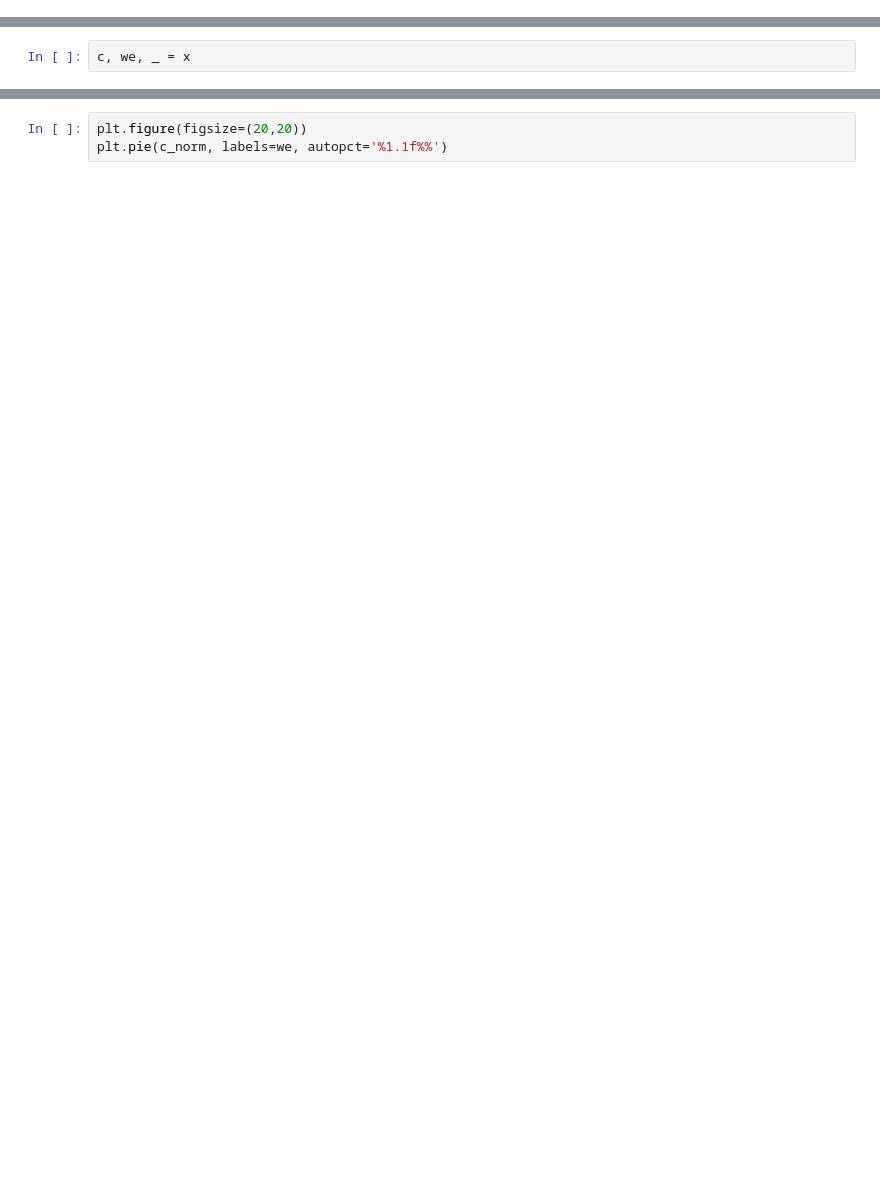
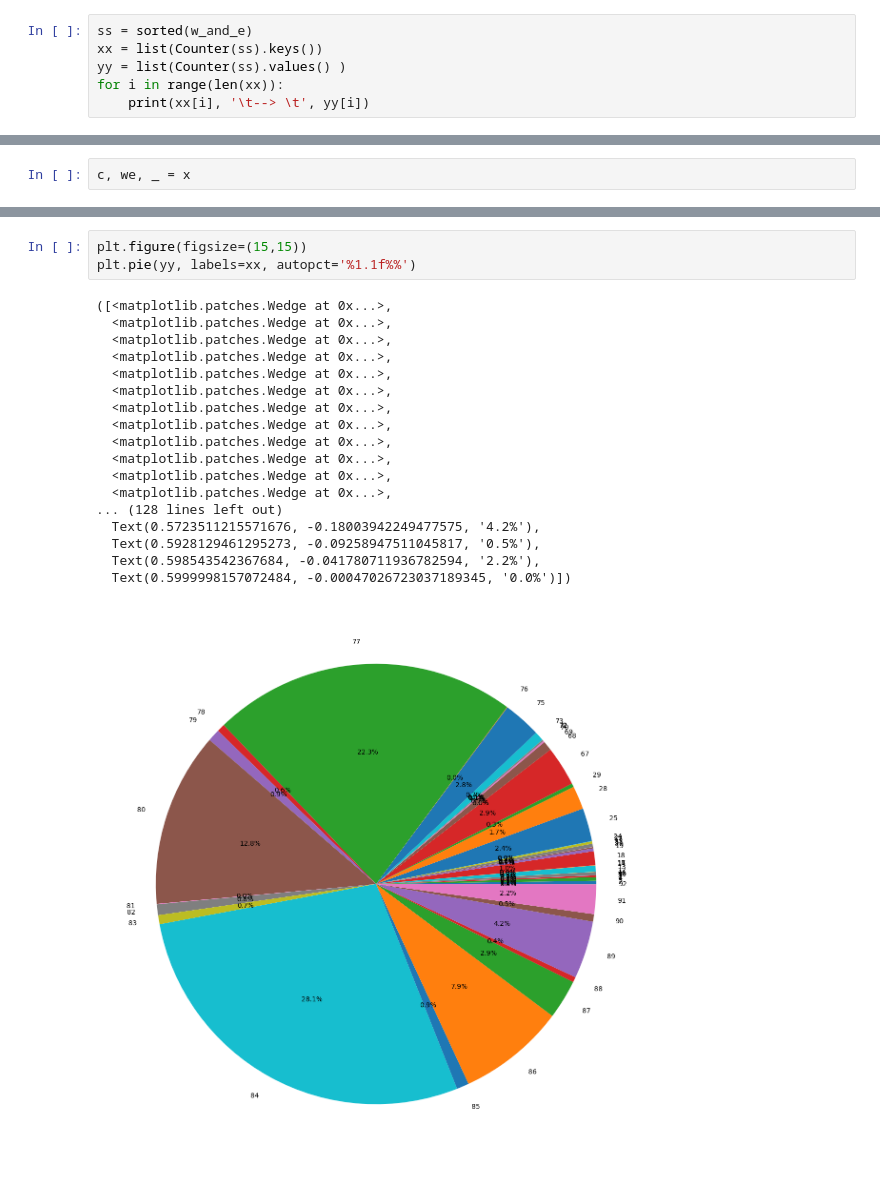
Before and after one commit to STetsing/slither-solidity, a Jupyter notebook: silther_warnings_analysis.ipynb, the cells around one changed output, grey strips where cells are left out. Cells and saved outputs as stored; diff of their text form; blank space fills up the shorter version.

```diff
--- a/silther_warnings_analysis.ipynb
+++ b/silther_warnings_analysis.ipynb
@@ -32,0 +49,6 @@ Number of Solidity slither processed files with at least 1 warning:  164167
+# %%
+ss = sorted(w_and_e)
+xx = list(Counter(ss).keys())
+yy = list(Counter(ss).values() )
+for i in range(len(xx)):
+    print(xx[i], '\t--> \t', yy[i])
@@ -64,3 +148,22 @@ for k, v in detectors.items():
 # %%
-plt.figure(figsize=(20,20))
-plt.pie(c_norm, labels=we, autopct='%1.1f%%')
+plt.figure(figsize=(15,15))
+plt.pie(yy, labels=xx, autopct='%1.1f%%')
+# %% [output]
+([<matplotlib.patches.Wedge at 0x...>,
+  <matplotlib.patches.Wedge at 0x...>,
+  <matplotlib.patches.Wedge at 0x...>,
+  <matplotlib.patches.Wedge at 0x...>,
+  <matplotlib.patches.Wedge at 0x...>,
+  <matplotlib.patches.Wedge at 0x...>,
+  <matplotlib.patches.Wedge at 0x...>,
+  <matplotlib.patches.Wedge at 0x...>,
+  <matplotlib.patches.Wedge at 0x...>,
+  <matplotlib.patches.Wedge at 0x...>,
+  <matplotlib.patches.Wedge at 0x...>,
+  <matplotlib.patches.Wedge at 0x...>,
+... (128 lines left out)
+  Text(0.5723511215571676, -0.18003942249477575, '4.2%'),
+  Text(0.5928129461295273, -0.09258947511045817, '0.5%'),
+  Text(0.598543542367684, -0.041780711936782594, '2.2%'),
+  Text(0.5999998157072484, -0.00047026723037189345, '0.0%')])
+[figure, added]
```
Also changed, not shown: parts of 16 cells of this notebook, 4 other files.
